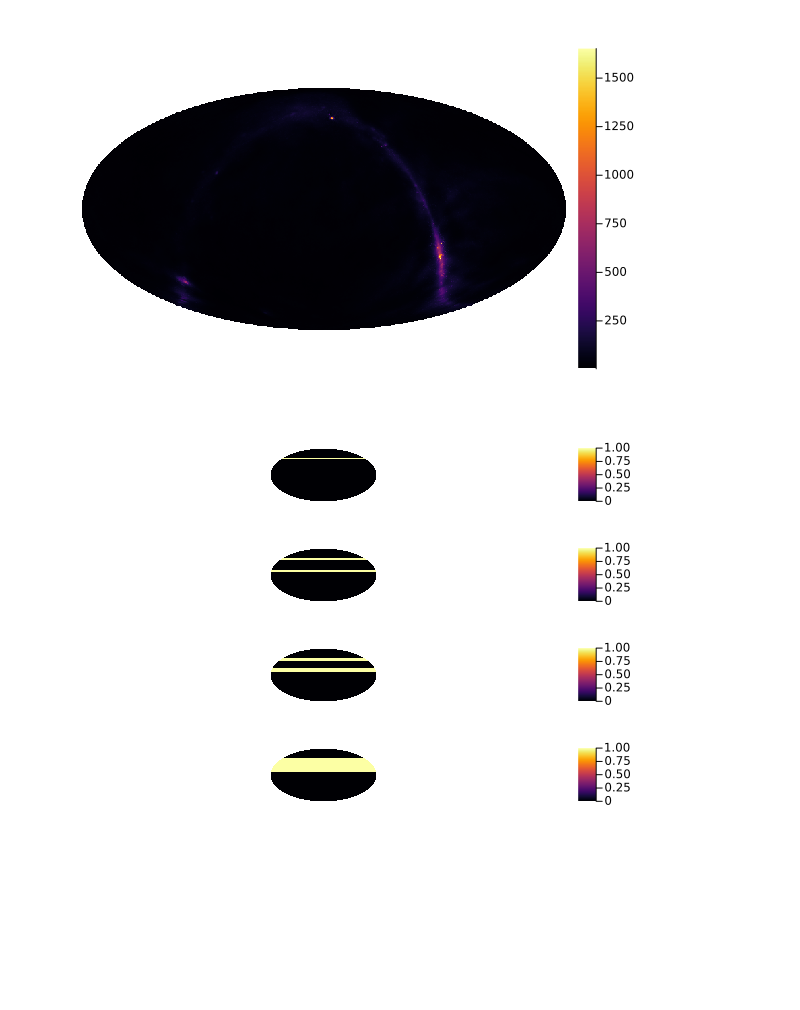
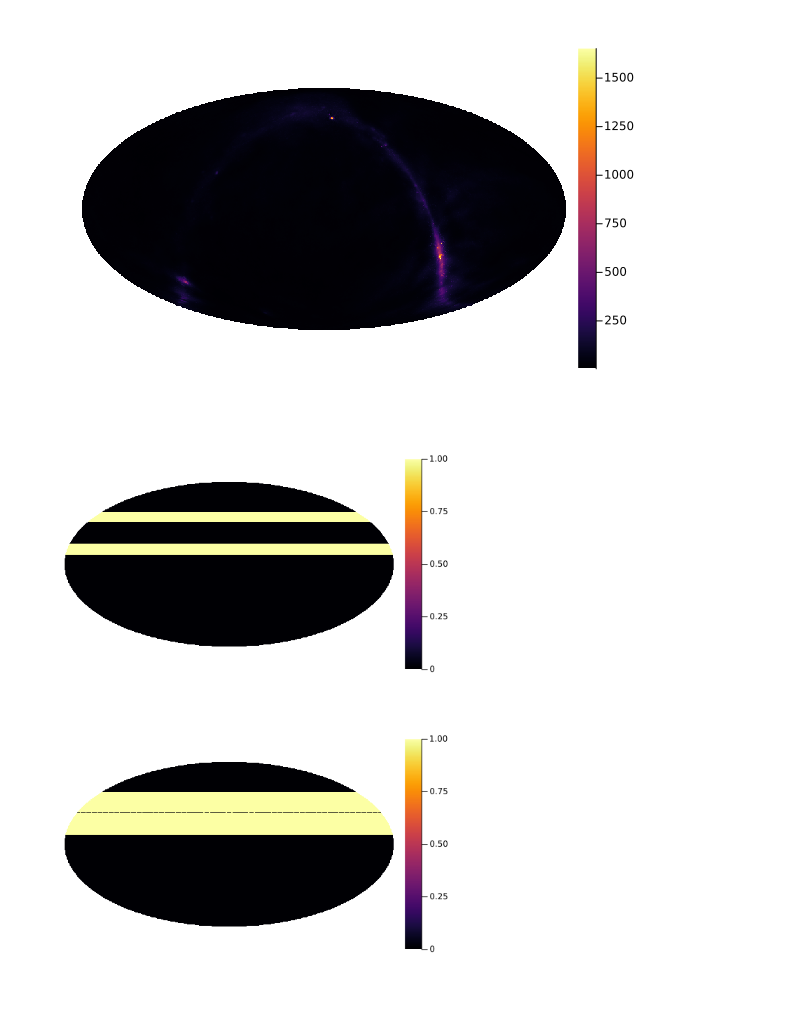
Before and after one commit to teob97/PRMaps.jl, a Jupyter notebook: notebooks/mappe1.ipynb, the cells around one changed output. Cells and saved outputs as stored; diff of their text form; code cells hidden in the pictures; blank space fills up the shorter version.

```diff
--- a/notebooks/mappe1.ipynb
+++ b/notebooks/mappe1.ipynb
@@ -8,16 +8,26 @@ signal = readMapFromFITS("../input_maps/map_40GHz.fits", 1, Float64)
 plot(signal)
 # %% [output]
 [figure]
+# %%
+days_of_observation = 2.
+fsampl_hz = 59.
+NSIDE = 512
+
+total_time_s = days_of_observation * 24 * 3600
+τ_s = 1. / fsampl_hz
+times = 0:τ_s:total_time_s
+
+pixel_index = Array{Int}(undef, length(times))
+map_ideal = makeMap(cam_ang, telescope_ang_ideal, times, τ_s, signal, NSIDE)
+
+nothing
 # %%
 # We simulate the I0 horn that point towards [0.0,0.0,1.0]
 cam_ang = Sl.CameraAngles()
 
 telescope_ang_ideal = Sl.TelescopeAngles()
 
-telescope_ang_wheel2_1 = Sl.TelescopeAngles(wheel2ang_0_rad = deg2rad(1.0))
-telescope_ang_wheel2_2 = Sl.TelescopeAngles(wheel2ang_0_rad = deg2rad(5.0))
-telescope_ang_wheel2_3 = Sl.TelescopeAngles(wheel2ang_0_rad = deg2rad(10.0))
-telescope_ang_wheel2_4 = Sl.TelescopeAngles(wheel2ang_0_rad = deg2rad(20.0))
-
+wheel2ang = deg2rad.([10.0,20.0])
+wheel3ang = deg2rad.([10.0])
 
 nothing
@@ -45,8 +34,9 @@ nothing
-# %%
-p1 = plot((map_nonideal_wheel2_1-map_ideal)/map_nonideal_wheel2_1)
-p2 = plot((map_nonideal_wheel2_2-map_ideal)/map_nonideal_wheel2_2)
-p3 = plot((map_nonideal_wheel2_3-map_ideal)/map_nonideal_wheel2_3)
-p4 = plot((map_nonideal_wheel2_4-map_ideal)/map_nonideal_wheel2_4)
-plot(p1,p2,p3,p4, layout = (4,1))
-# %% [output]
-[figure, removed]
+# %%
+map_nonideal_wheel2 = [makeMap(cam_ang, Sl.TelescopeAngles(wheel2ang_0_rad = i), times, τ_s, signal, NSIDE) for i in wheel2ang]
+p_wheel2 = [plot((map-map_ideal)/map) for map in map_nonideal_wheel2]
+
+nothing
+# %%
+plot(p_wheel2..., layout = (length(p_wheel2), 1),size = (600, 400*length(p_wheel2)))
+# %% [output]
+[figure, added]
```
Also changed, not shown: parts of 2 cells of this notebook.
